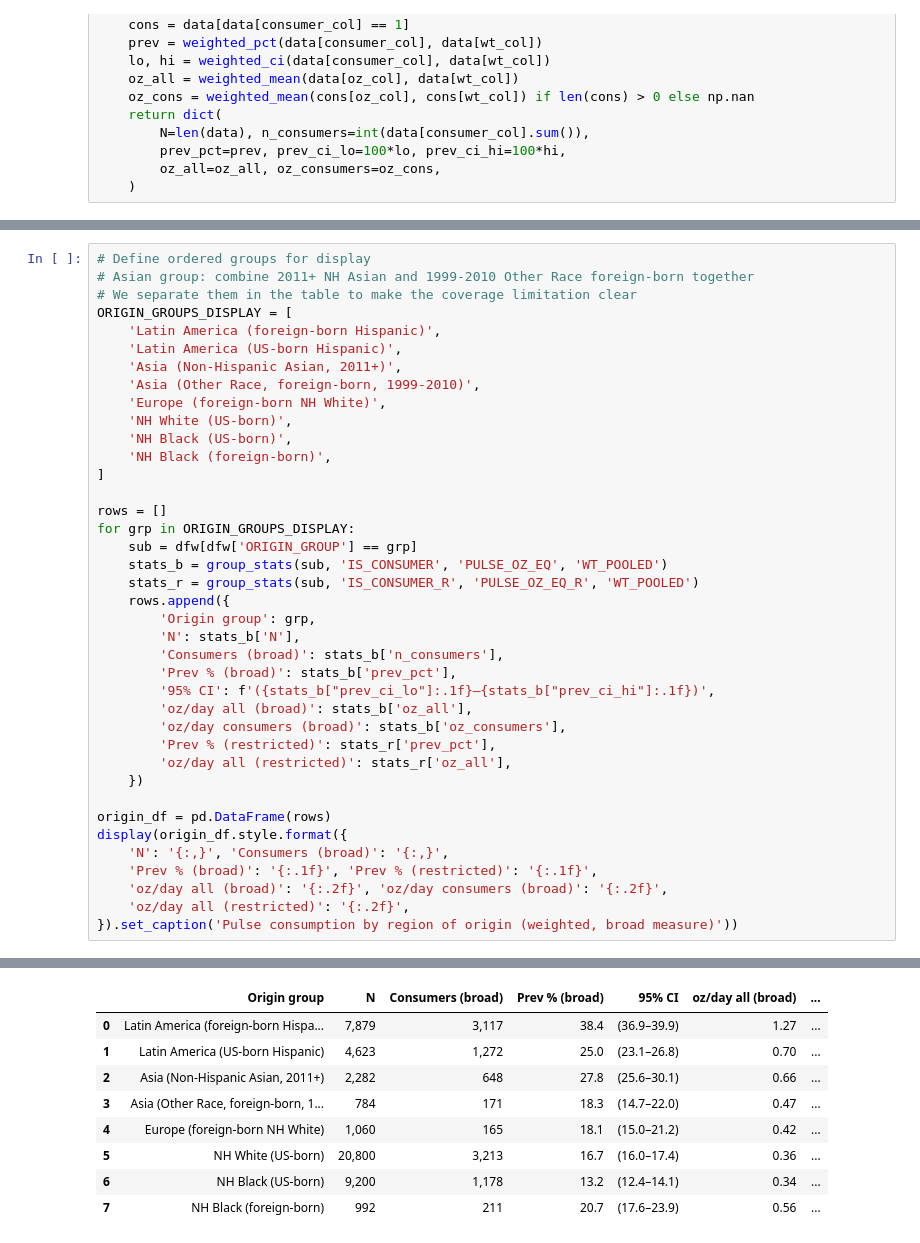
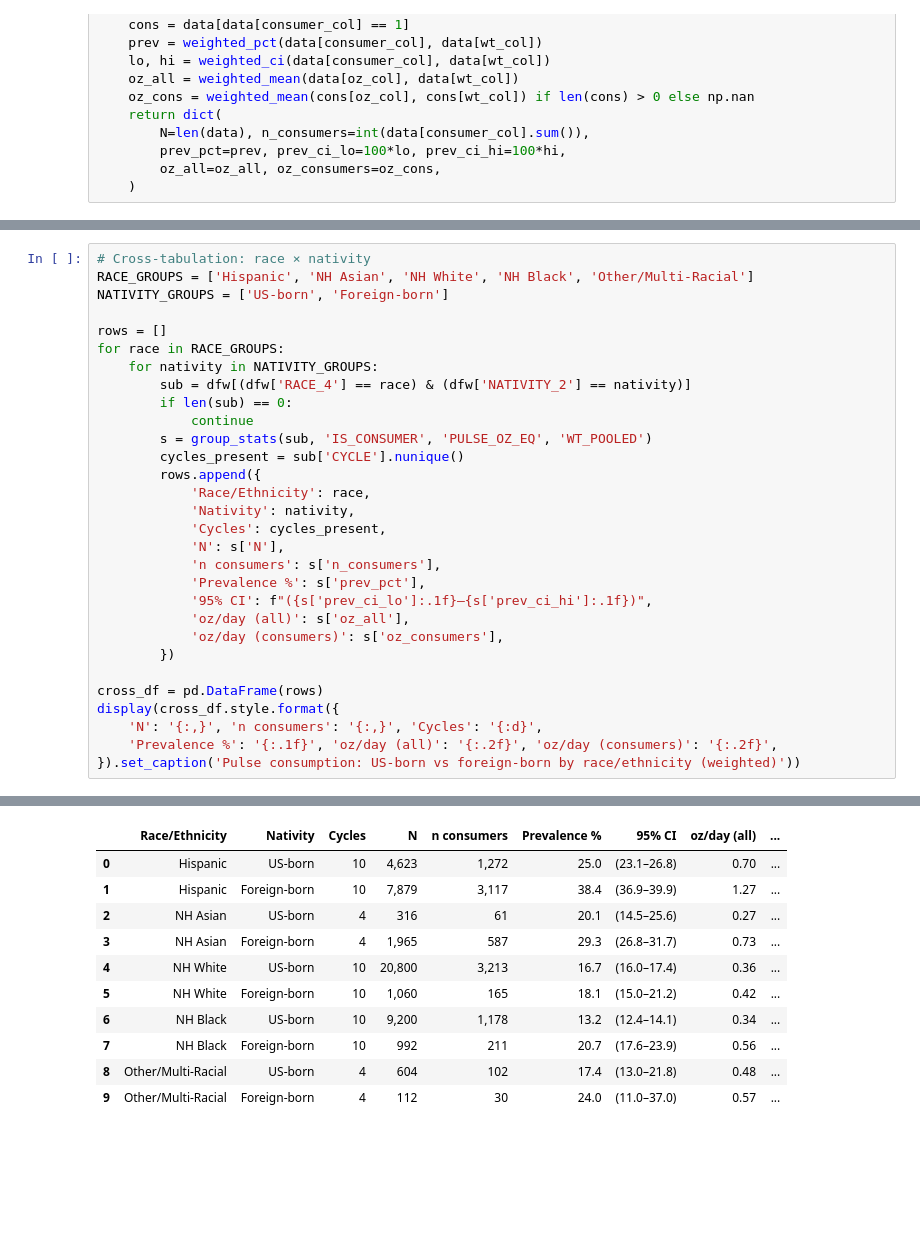
Before and after one commit to aflaxman/ai_assisted_us_health_data_analysis, a Jupyter notebook: nhanes_pulse_consumption/03_country_of_origin.ipynb, the cells around one changed output, grey strips where cells are left out. Drawn from its saved outputs; the diff is of its cells as text; blank space fills up the shorter version.

```diff
--- a/nhanes_pulse_consumption/03_country_of_origin.ipynb
+++ b/nhanes_pulse_consumption/03_country_of_origin.ipynb
@@ -109,40 +122,31 @@ Using the broad measure (all FPED-linked pulse codes) with pooled 10-cycle surve
 # %%
-# Define ordered groups for display
-# Asian group: combine 2011+ NH Asian and 1999-2010 Other Race foreign-born together
-# We separate them in the table to make the coverage limitation clear
-ORIGIN_GROUPS_DISPLAY = [
-    'Latin America (foreign-born Hispanic)',
-    'Latin America (US-born Hispanic)',
-    'Asia (Non-Hispanic Asian, 2011+)',
-    'Asia (Other Race, foreign-born, 1999-2010)',
-    'Europe (foreign-born NH White)',
-    'NH White (US-born)',
-    'NH Black (US-born)',
-    'NH Black (foreign-born)',
-]
+# Cross-tabulation: race × nativity
+RACE_GROUPS = ['Hispanic', 'NH Asian', 'NH White', 'NH Black', 'Other/Multi-Racial']
+NATIVITY_GROUPS = ['US-born', 'Foreign-born']
 
 rows = []
-for grp in ORIGIN_GROUPS_DISPLAY:
-    sub = dfw[dfw['ORIGIN_GROUP'] == grp]
-    stats_b = group_stats(sub, 'IS_CONSUMER', 'PULSE_OZ_EQ', 'WT_POOLED')
-    stats_r = group_stats(sub, 'IS_CONSUMER_R', 'PULSE_OZ_EQ_R', 'WT_POOLED')
-    rows.append({
-        'Origin group': grp,
-        'N': stats_b['N'],
-        'Consumers (broad)': stats_b['n_consumers'],
-        'Prev % (broad)': stats_b['prev_pct'],
-        '95% CI': f'({stats_b["prev_ci_lo"]:.1f}–{stats_b["prev_ci_hi"]:.1f})',
-        'oz/day all (broad)': stats_b['oz_all'],
-        'oz/day consumers (broad)': stats_b['oz_consumers'],
-        'Prev % (restricted)': stats_r['prev_pct'],
-        'oz/day all (restricted)': stats_r['oz_all'],
-    })
+for race in RACE_GROUPS:
+    for nativity in NATIVITY_GROUPS:
+        sub = dfw[(dfw['RACE_4'] == race) & (dfw['NATIVITY_2'] == nativity)]
+        if len(sub) == 0:
+            continue
+        s = group_stats(sub, 'IS_CONSUMER', 'PULSE_OZ_EQ', 'WT_POOLED')
+        cycles_present = sub['CYCLE'].nunique()
+        rows.append({
+            'Race/Ethnicity': race,
+            'Nativity': nativity,
+            'Cycles': cycles_present,
+            'N': s['N'],
+            'n consumers': s['n_consumers'],
+            'Prevalence %': s['prev_pct'],
+            '95% CI': f"({s['prev_ci_lo']:.1f}–{s['prev_ci_hi']:.1f})",
+            'oz/day (all)': s['oz_all'],
+            'oz/day (consumers)': s['oz_consumers'],
+        })
 
-origin_df = pd.DataFrame(rows)
-display(origin_df.style.format({
-    'N': '{:,}', 'Consumers (broad)': '{:,}',
-    'Prev % (broad)': '{:.1f}', 'Prev % (restricted)': '{:.1f}',
-    'oz/day all (broad)': '{:.2f}', 'oz/day consumers (broad)': '{:.2f}',
-    'oz/day all (restricted)': '{:.2f}',
-}).set_caption('Pulse consumption by region of origin (weighted, broad measure)'))
+cross_df = pd.DataFrame(rows)
+display(cross_df.style.format({
+    'N': '{:,}', 'n consumers': '{:,}', 'Cycles': '{:d}',
+    'Prevalence %': '{:.1f}', 'oz/day (all)': '{:.2f}', 'oz/day (consumers)': '{:.2f}',
+}).set_caption('Pulse consumption: US-born vs foreign-born by race/ethnicity (weighted)'))
 # %% [output]
@@ -150,10 +154,12 @@ Pulse consumption by region of origin (weighted, broad measure)
-|  | Origin group | N | Consumers (broad) | Prev % (broad) | 95% CI | oz/day all (broad) | ... |
-| 0 | Latin America (foreign-born Hispa... | 7,879 | 3,117 | 38.4 | (36.9–39.9) | 1.27 | ... |
-| 1 | Latin America (US-born Hispanic) | 4,623 | 1,272 | 25.0 | (23.1–26.8) | 0.70 | ... |
-| 2 | Asia (Non-Hispanic Asian, 2011+) | 2,282 | 648 | 27.8 | (25.6–30.1) | 0.66 | ... |
-| 3 | Asia (Other Race, foreign-born, 1... | 784 | 171 | 18.3 | (14.7–22.0) | 0.47 | ... |
-| 4 | Europe (foreign-born NH White) | 1,060 | 165 | 18.1 | (15.0–21.2) | 0.42 | ... |
-| 5 | NH White (US-born) | 20,800 | 3,213 | 16.7 | (16.0–17.4) | 0.36 | ... |
-| 6 | NH Black (US-born) | 9,200 | 1,178 | 13.2 | (12.4–14.1) | 0.34 | ... |
-| 7 | NH Black (foreign-born) | 992 | 211 | 20.7 | (17.6–23.9) | 0.56 | ... |
+|  | Race/Ethnicity | Nativity | Cycles | N | n consumers | Prevalence % | 95% CI | oz/day (all) | ... |
+| 0 | Hispanic | US-born | 10 | 4,623 | 1,272 | 25.0 | (23.1–26.8) | 0.70 | ... |
+| 1 | Hispanic | Foreign-born | 10 | 7,879 | 3,117 | 38.4 | (36.9–39.9) | 1.27 | ... |
+| 2 | NH Asian | US-born | 4 | 316 | 61 | 20.1 | (14.5–25.6) | 0.27 | ... |
+| 3 | NH Asian | Foreign-born | 4 | 1,965 | 587 | 29.3 | (26.8–31.7) | 0.73 | ... |
+| 4 | NH White | US-born | 10 | 20,800 | 3,213 | 16.7 | (16.0–17.4) | 0.36 | ... |
+| 5 | NH White | Foreign-born | 10 | 1,060 | 165 | 18.1 | (15.0–21.2) | 0.42 | ... |
+| 6 | NH Black | US-born | 10 | 9,200 | 1,178 | 13.2 | (12.4–14.1) | 0.34 | ... |
+| 7 | NH Black | Foreign-born | 10 | 992 | 211 | 20.7 | (17.6–23.9) | 0.56 | ... |
+| 8 | Other/Multi-Racial | US-born | 4 | 604 | 102 | 17.4 | (13.0–21.8) | 0.48 | ... |
+| 9 | Other/Multi-Racial | Foreign-born | 4 | 112 | 30 | 24.0 | (11.0–37.0) | 0.57 | ... |
 # %% [markdown]
```
Also changed, not shown: parts of 12 cells of this notebook.
